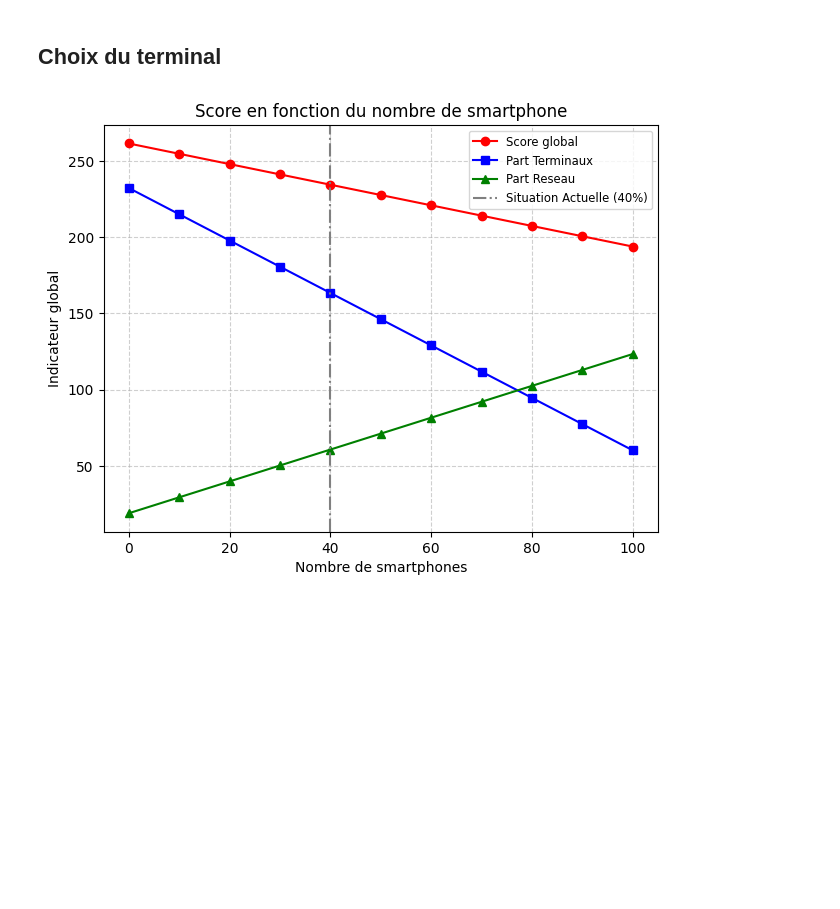
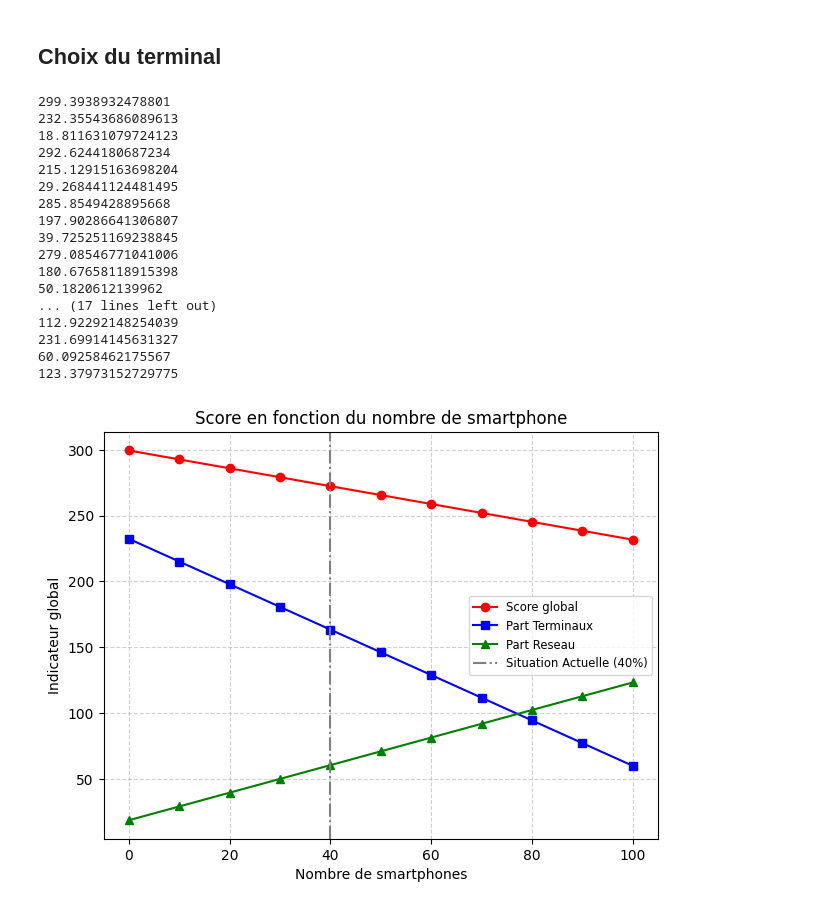
Before and after one commit to Selascode/Acv_project, a Jupyter notebook: calculs_ddrs_selas.ipynb, the cells around one changed output. Saved outputs shown, nothing was run; the diff lists cells and outputs as text; code cells hidden in the pictures; blank space fills up the shorter version.

```diff
--- a/calculs_ddrs_selas.ipynb
+++ b/calculs_ddrs_selas.ipynb
@@ -203,7 +203,10 @@ $\Huge \textbf{Structures du serveur}$
 serveur = {'duree_utilisation': 5,
            'gwp':7.66e+02,
            'adpe': 1.86e-02,
-           'adpf': 1.18e+04}
+           'adpf': 1.18e+04,
+           'usage_annuel': 149.536,  # 1805*1.6*0.0519
+           'usage_mooc': 0.05,
+           }
 # %% [markdown]
 $\Huge \textbf{Calcul impact du serveur (hors usage) (unité : kg CO2 eq)}$
 # %%
@@ -316,13 +319,7 @@ consommation_donnees = {
     '4K': 7.0
 }
 
-serveur = {
-    'usage_mooc': 0.05,
-    'gwp_annuel': 153.2,  # 766/5
-    'usage_annuel': 149.536,  # 1805*1.6*0.0519
-    'adpe_annuel': 0.000372,  # 0.0186/5
-    'adpf_annuel': 2360  # 11800/5
-}
+*
 # %% [markdown]
 $\Huge \textbf{Fonctions des calculs précédents}$
 # %%
@@ -354,10 +351,15 @@ def impact_reseau(volume_donnees_go, type_reseau):
 
 def impact_serveur():
     """Retourne l'impact du serveur pour le MOOC"""
+    impact_agrege_serveur = (serveur['gwp']/serveur['duree_utilisation'])
+    cons_reel_du_serv = CONS_SERVEUR_ANNUEL*PUE
+    impact_usage_annuel = cons_reel_du_serv * MIX_ELEC_FR
+    impact_ep_serv = (serveur['adpf']/serveur['duree_utilisation'])*serveur['usage_mooc']
+    impact_ep_serv = impact_ep_serv + impact_usage_annuel*2.3*3.6
     return {
-        'gwp': (serveur['gwp_annuel'] + serveur['usage_annuel']) * serveur['usage_mooc'],
-        'adpe': serveur['adpe_annuel'] * serveur['usage_mooc'],
-        'adpf': (serveur['adpf_annuel'] + serveur['usage_annuel'] * COEF_EP * 3.6) * serveur['usage_mooc']
+        'gwp': (impact_agrege_serveur + impact_usage_annuel) * serveur['usage_mooc'],
+        'adpe':  (serveur['adpe']/serveur['duree_utilisation'])* serveur['usage_mooc'],
+        'adpf': impact_ep_serv
     }
 
 def calcul_impact_total(nb_smartphone = NB_SMARTPHONE, nb_laptop = NB_LAPTOP, qualite_video='HD'):
@@ -583,35 +589,53 @@ def analyse_mode_transmission(qualite='HD') :
 
 
     for nb_sm in nb_smartphones:
-        nb_lap = (100 -nb_sm)//2
-        impact = calcul_impact_total(nb_sm,nb_lap,qualite)
+        nb_lap = (100-nb_sm)//2
+        impact = calcul_impact_total(nb_laptop=nb_lap, nb_smartphone=nb_sm)
 
         score_total,_ = calcul_score_global(impact['total']['gwp'],impact['total']['adpe'],impact['total']['adpf'])
         score_terminal,_ = calcul_score_global(impact['terminal']['gwp'],impact['terminal']['adpe'],impact['terminal']['adpf'])
         score_reseau,_ = calcul_score_global(impact['reseau']['gwp'],impact['reseau']['adpe'],impact['reseau']['adpf'])
+
 
 
         scores_total.append(score_total)
         scores_terminal.append(score_terminal)
         scores_reseau.append(score_reseau)
 
 
 
     plt.plot(nb_smartphones,scores_total,label="Score global",color="red", marker= 'o')
     plt.plot(nb_smartphones,scores_terminal,label="Part Terminaux", color ="blue", marker="s" )
     plt.plot(nb_smartphones,scores_reseau,label="Part Reseau",color="green", marker="^")
     plt.axvline(x=40, color='gray', linestyle='-.', label='Situation Actuelle (40%)')
     plt.grid(True, linestyle='--', alpha=0.6) # Quadrillage
     plt.legend(fontsize=11)
     plt.tight_layout()
     plt.xlabel("Nombre de smartphones")
     plt.ylabel("Indicateur global")
     plt.legend(fontsize='small')
     plt.tight_layout()
     plt.title("Score en fonction du nombre de smartphone")
     plt.show()
 
 
 analyse_mode_transmission()
 # %% [output]
+299.3938932478801
+232.35543686089613
+18.811631079724123
+292.6244180687234
+215.12915163698204
+29.268441124481495
+285.8549428895668
+197.90286641306807
+39.725251169238845
+279.08546771041006
+180.67658118915398
+50.1820612139962
+... (17 lines left out)
+112.92292148254039
+231.69914145631327
+60.09258462175567
+123.37973152729775
-[figure, old version]
+[figure, new version]
```
Also changed, not shown: parts of 1 cell of this notebook.
